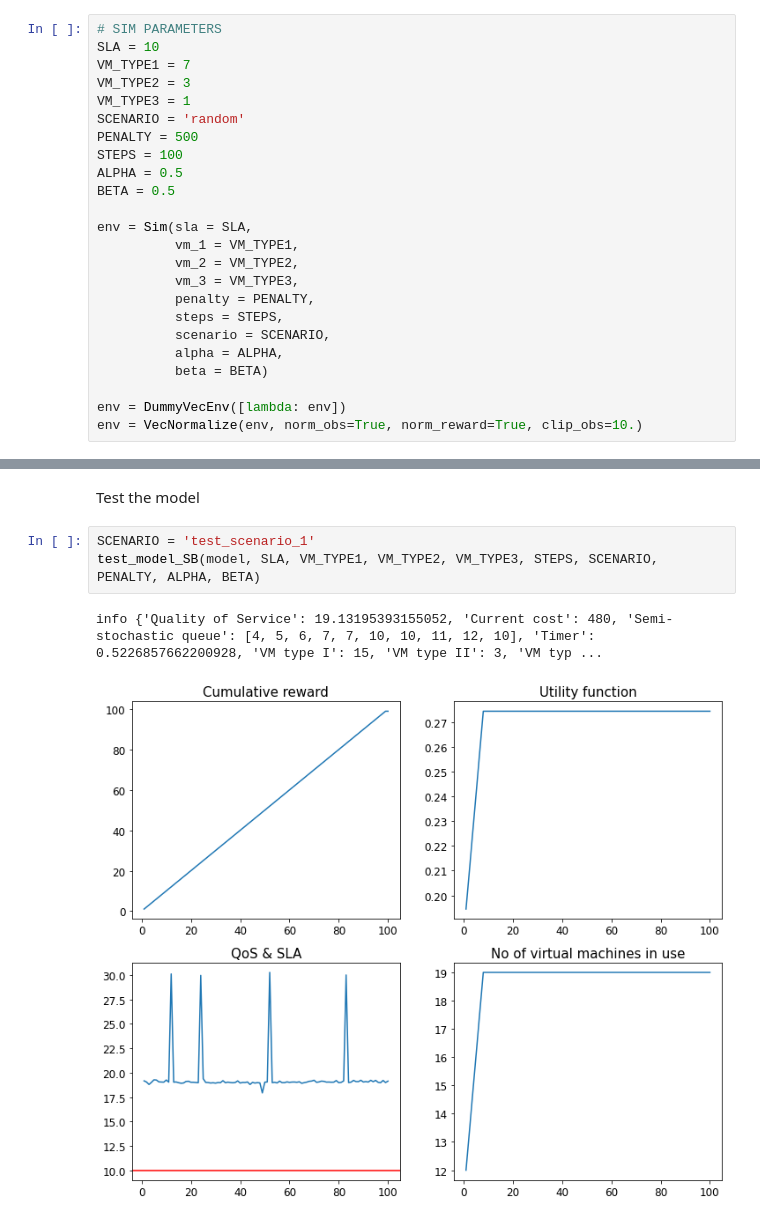
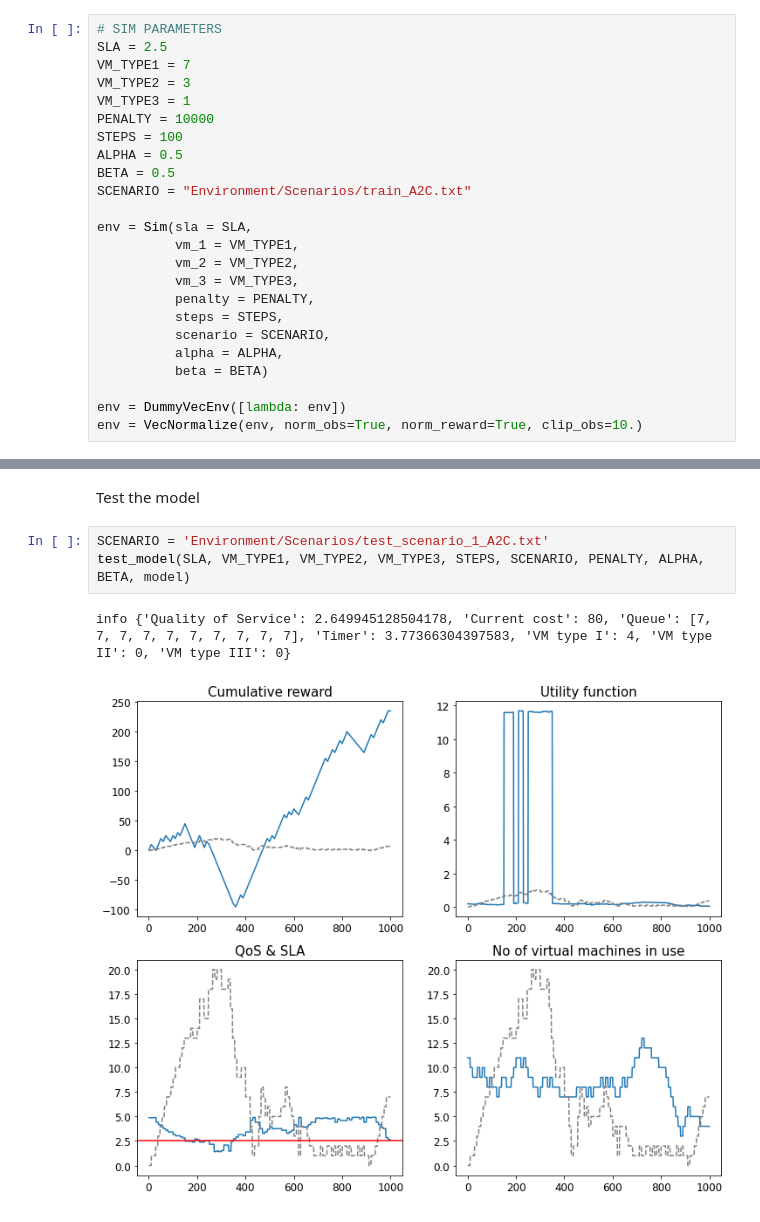
Before and after one commit to dkapczynska/Resource_management_RL, a Jupyter notebook: 02. Adventage Actor-Critic Algorithm.ipynb, the cells around one changed output, grey strips where cells are left out. Saved outputs shown, nothing was run; the diff lists cells and outputs as text.

```diff
--- a/02. Adventage Actor-Critic Algorithm.ipynb
+++ b/02. Adventage Actor-Critic Algorithm.ipynb
@@ -45,15 +45,15 @@ warnings.filterwarnings("ignore")
 Prepare the enviroment
 # %%
 # SIM PARAMETERS
-SLA = 10
+SLA = 2.5
 VM_TYPE1 = 7
 VM_TYPE2 = 3
 VM_TYPE3 = 1
-SCENARIO = 'random'
-PENALTY = 500
+PENALTY = 10000
 STEPS = 100
 ALPHA = 0.5
 BETA = 0.5
+SCENARIO = "Environment/Scenarios/train_A2C.txt"
 
 env = Sim(sla = SLA,
           vm_1 = VM_TYPE1,
@@ -104,8 +113,8 @@ Evaluate the policy
 # %% [markdown]
 Test the model
 # %%
-SCENARIO = 'test_scenario_1'
-test_model_SB(model, SLA, VM_TYPE1, VM_TYPE2, VM_TYPE3, STEPS, SCENARIO, PENALTY, ALPHA, BETA)
+SCENARIO = 'Environment/Scenarios/test_scenario_1_A2C.txt'
+test_model(SLA, VM_TYPE1, VM_TYPE2, VM_TYPE3, STEPS, SCENARIO, PENALTY, ALPHA, BETA, model)
 # %% [output]
-info {'Quality of Service': 19.13195393155052, 'Current cost': 480, 'Semi-stochastic queue': [4, 5, 6, 7, 7, 10, 10, 11, 12, 10], 'Timer': 0.5226857662200928, 'VM type I': 15, 'VM type II': 3, 'VM typ ...
+info {'Quality of Service': 2.649945128504178, 'Current cost': 80, 'Queue': [7, 7, 7, 7, 7, 7, 7, 7, 7, 7], 'Timer': 3.77366304397583, 'VM type I': 4, 'VM type II': 0, 'VM type III': 0}
-[figure, old version]
+[figure, new version]
```
Also changed, not shown: parts of 9 cells of this notebook.
